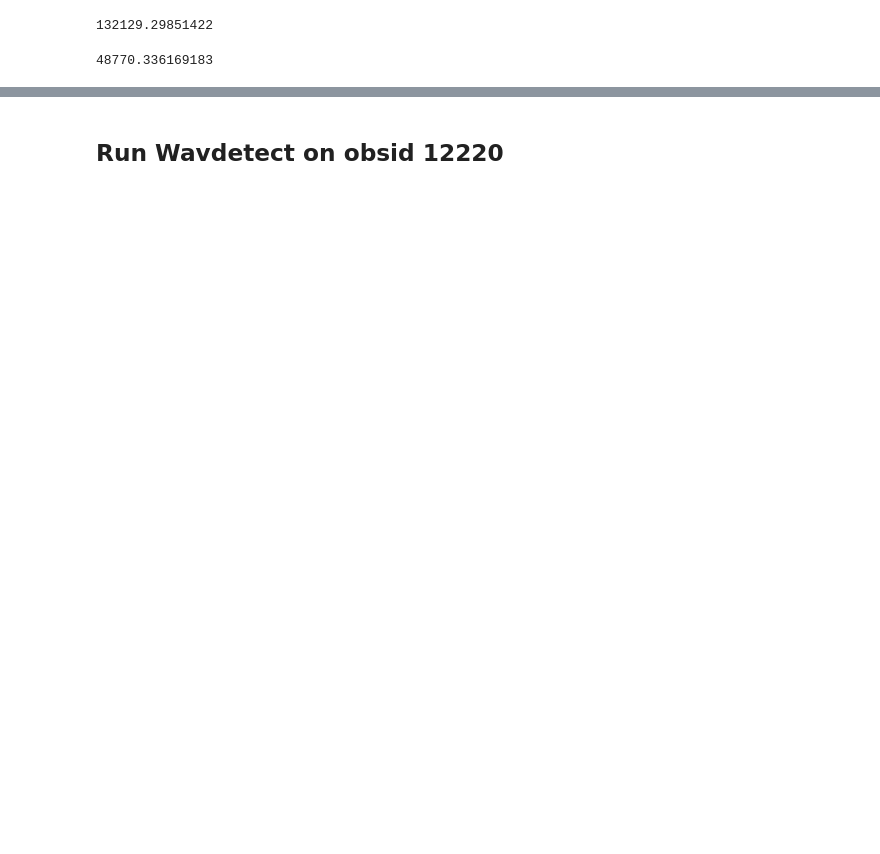
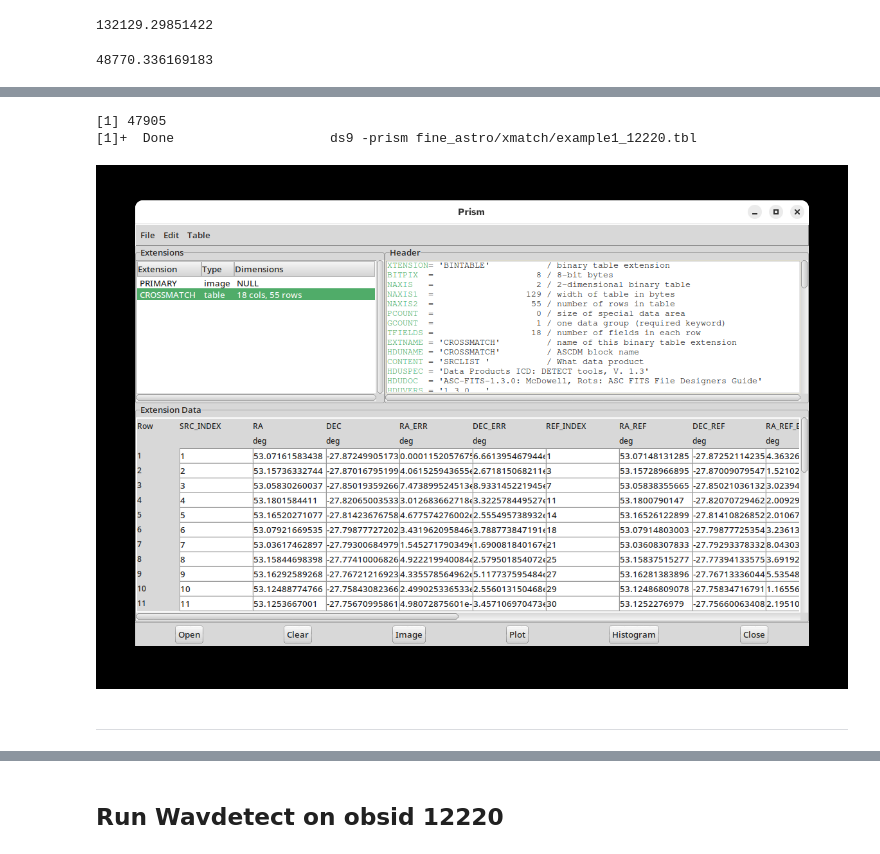
Before and after one commit to cxcsds/ciao-threads, a Jupyter notebook: reproject_aspect.ipynb, the cells around one changed output, grey strips where cells are left out. Drawn from its saved outputs; the diff is of its cells as text; code cells hidden in the pictures; blank space fills up the shorter version.

```diff
--- a/reproject_aspect.ipynb
+++ b/reproject_aspect.ipynb
@@ -77,0 +152,13 @@ dmkeypar 12220/repro/acisf12220_repro_evt2.fits ONTIME echo+
+# %%
+ds9 -prism fine_astro/xmatch/example1_12220.tbl &
+sleep 5
+magick import -window Prism prism.png
+xpaset -p ds9 exit
+
+display < prism.png
+# %% [output]
+[1] 47905
+[1]+  Done                    ds9 -prism fine_astro/xmatch/example1_12220.tbl
+[figure, added]
+# %% [markdown]
+---
```
Also changed, not shown: parts of 33 cells of this notebook, 1 other file.
